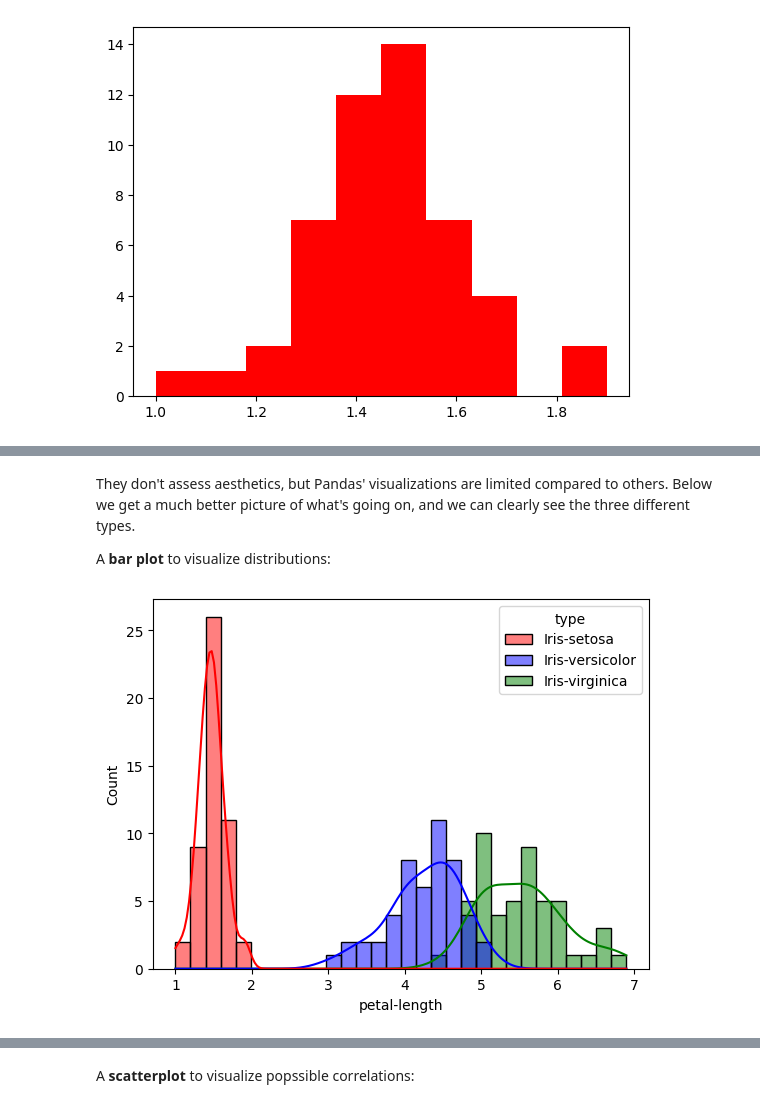
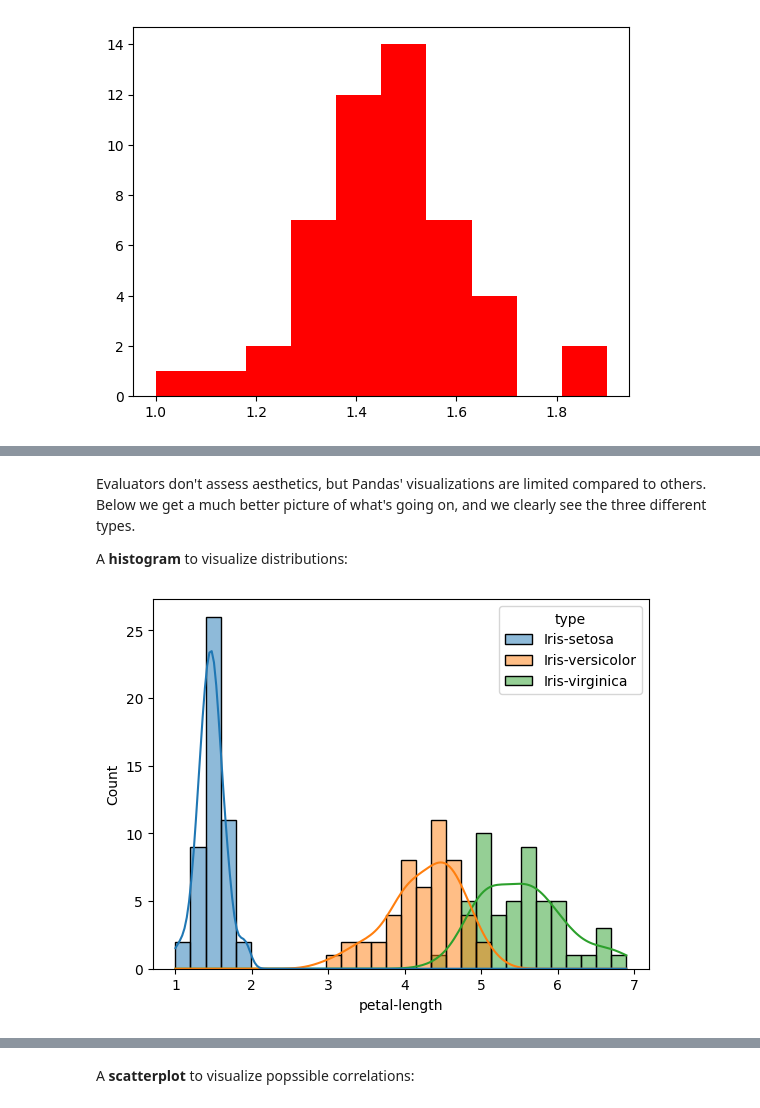
Before and after one commit to ashejim/C964, a Jupyter notebook: _build/jupyter_execute/task2_c/example_sup_class/sup_class_ex-process.ipynb, the cells around one changed output, grey strips where cells are left out. Drawn from its saved outputs; the diff is of its cells as text; code cells hidden in the pictures.

```diff
--- a/_build/jupyter_execute/task2_c/example_sup_class/sup_class_ex-process.ipynb
+++ b/_build/jupyter_execute/task2_c/example_sup_class/sup_class_ex-process.ipynb
@@ -171,16 +161,16 @@ plot_with_alt_text('A histogram showing the distribution of petal-length for the
 # %% [output]
 [interactive output not drawn]
 # %% [markdown]
-They don't assess aesthetics, but Pandas' visualizations are limited compared to others. Below we get a much better picture of what's going on, and we can clearly see the three different types.
+Evaluators don't assess aesthetics, but Pandas' visualizations are limited compared to others. Below we get a much better picture of what's going on, and we clearly see the three different types.
 
-A **bar plot** to visualize distributions:
+A **histogram** to visualize distributions:
 # %%
 import matplotlib.pyplot as plt
 import seaborn as sns
 
-sns.histplot(df,x='petal-length', palette =['red','blue','green'], hue='type', kde=True, bins =30);
+sns.histplot(df,x='petal-length', hue='type', kde=True, bins =30);
 # %% [output]
-[figure, old version]
+[figure, new version]
 # %%
 sns.histplot(df,x='petal-length', hue='type', kde=True, bins = 30)
 plot_with_alt_text('A histogram showing the distribution of petal-length over 30 bins ranging 0-7 (x-axis).' \
```
Also changed, not shown: parts of 5 cells of this notebook, 39 other files.
